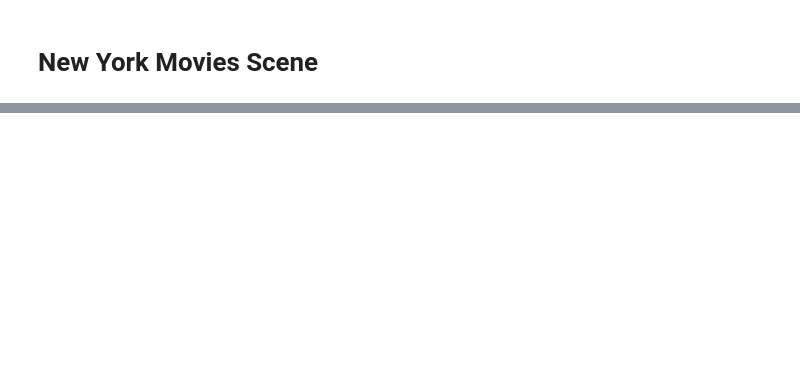
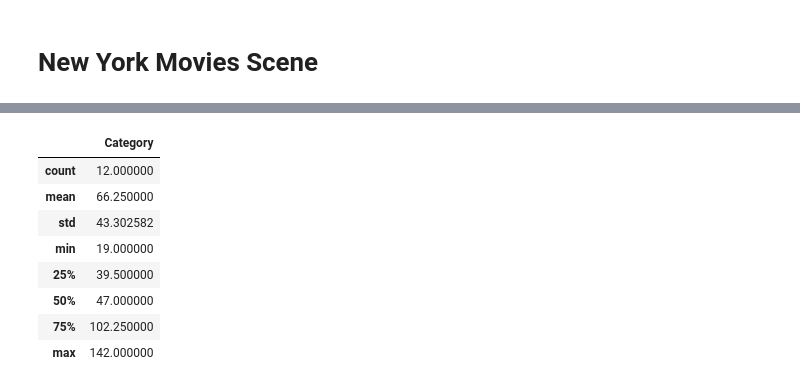
Before and after one commit to MunyaradziMagura/New-York-Movies-Scene, a Jupyter notebook: new_york_movies_scene.ipynb, the cells around one changed output, grey strips where cells are left out. Drawn from its saved outputs; the diff is of its cells as text; code cells hidden in the pictures; blank space fills up the shorter version.

```diff
--- a/new_york_movies_scene.ipynb
+++ b/new_york_movies_scene.ipynb
@@ -52,0 +92,22 @@ movie_scene.shape
+# %%
+# get covid numbers
+# set dates
+start_date = pd.to_datetime('1/1/2020')
+end_date = pd.Timestamp.today()
+# get only films
+monthlyCovidFilm = movie_scene.where(movie_scene['Category'] == 'Film').dropna()
+# set date constraints
+monthlyCovidFilm = monthlyCovidFilm.loc[(monthlyCovidFilm['StartDateTime'] > start_date) & (monthlyCovidFilm['StartDateTime'] <= end_date)]
+#
+monthlyCovidFilm = pd.DataFrame(monthlyCovidFilm.groupby(pd.to_datetime(monthlyCovidFilm['StartDateTime']).dt.month_name())['Category'].count())
+monthlyCovidFilm.describe()
+# %% [output]
+|  | Category |
+| count | 12.000000 |
+| mean | 66.250000 |
+| std | 43.302582 |
+| min | 19.000000 |
+| 25% | 39.500000 |
+| 50% | 47.000000 |
+| 75% | 102.250000 |
+| max | 142.000000 |
```
Also changed, not shown: parts of 8 cells of this notebook.
